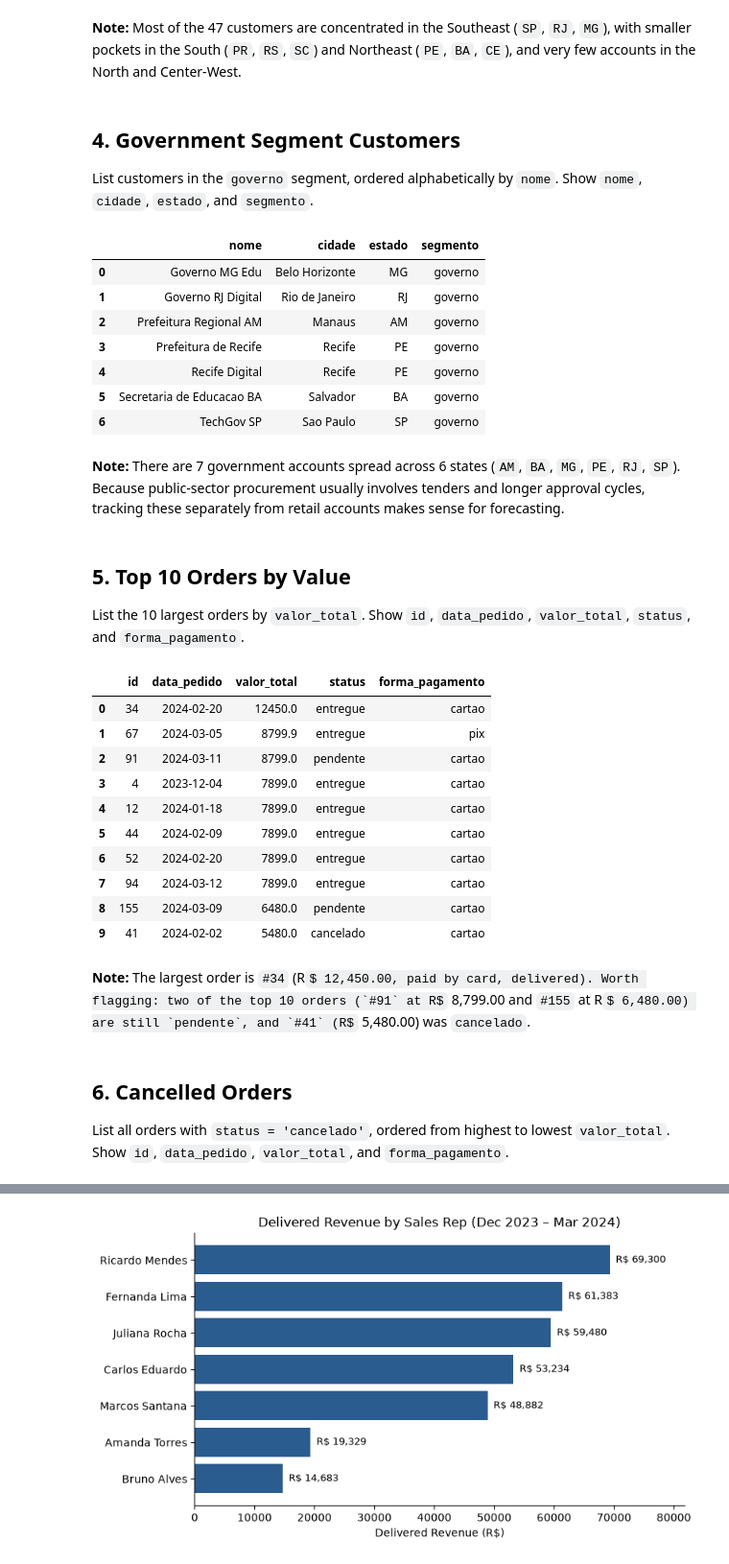
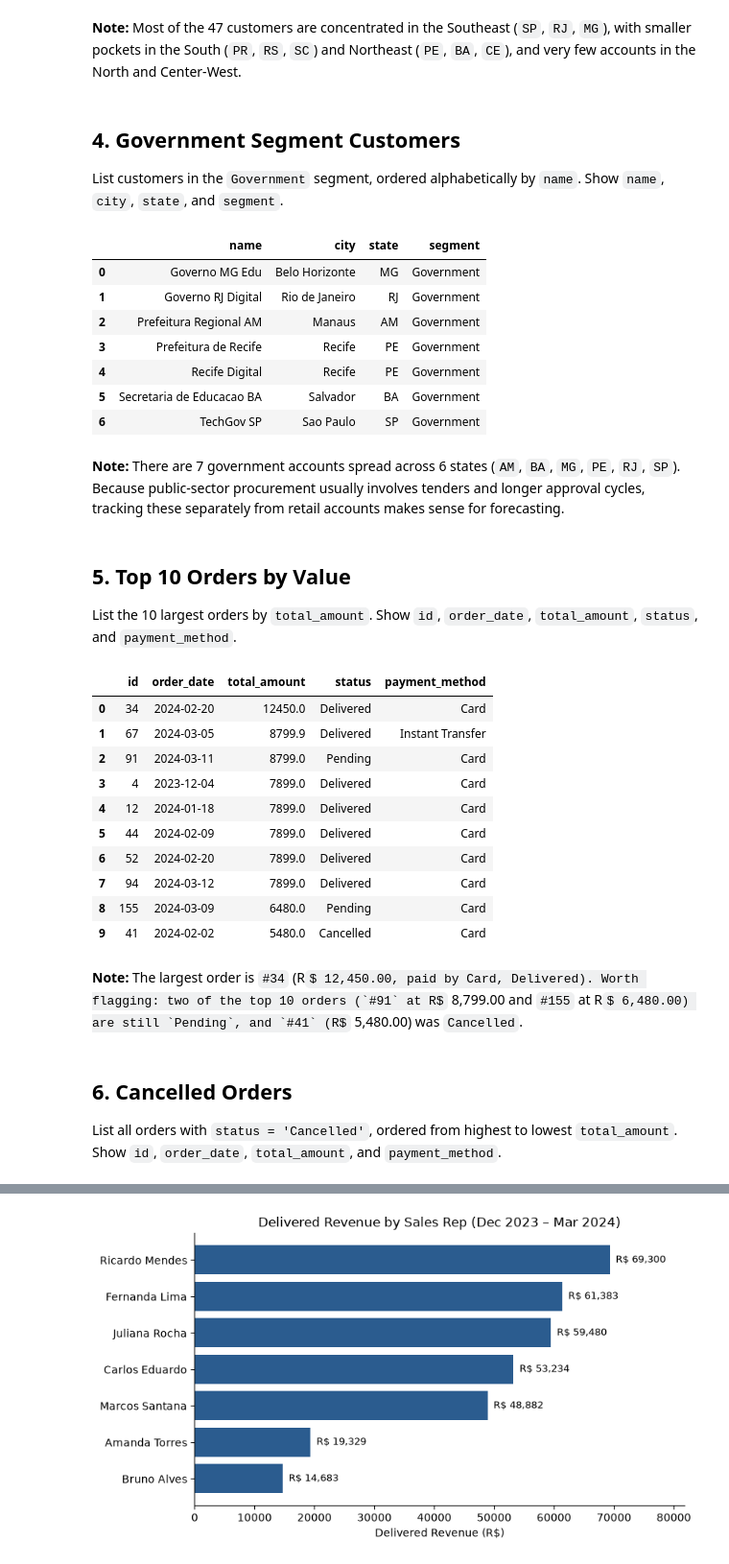
Before and after one commit to NickNunes26/datamundo-practice, a Jupyter notebook: first_week_report.ipynb, the cells around one changed output, grey strips where cells are left out. Shown at 96% size. Drawn from its saved outputs; the diff is of its cells as text; code cells hidden in the pictures; some formulas as TeX source.

```diff
--- a/first_week_report.ipynb
+++ b/first_week_report.ipynb
@@ -112,55 +123,55 @@ sql(query)
 # %% [markdown]
 ## 4. Government Segment Customers
 
-List customers in the `governo` segment, ordered alphabetically by `nome`. Show `nome`, `cidade`, `estado`, and `segmento`.
+List customers in the `Government` segment, ordered alphabetically by `name`. Show `name`, `city`, `state`, and `segment`.
 # %%
 query = """
-SELECT nome, cidade, estado, segmento
-FROM clientes
-WHERE segmento = 'governo'
-ORDER BY nome ASC;
+SELECT name, city, state, segment
+FROM customers
+WHERE segment = 'Government'
+ORDER BY name ASC;
 """
 sql(query)
 # %% [output]
-|  | nome | cidade | estado | segmento |
-| 0 | Governo MG Edu | Belo Horizonte | MG | governo |
-| 1 | Governo RJ Digital | Rio de Janeiro | RJ | governo |
-| 2 | Prefeitura Regional AM | Manaus | AM | governo |
-| 3 | Prefeitura de Recife | Recife | PE | governo |
-| 4 | Recife Digital | Recife | PE | governo |
-| 5 | Secretaria de Educacao BA | Salvador | BA | governo |
-| 6 | TechGov SP | Sao Paulo | SP | governo |
+|  | name | city | state | segment |
+| 0 | Governo MG Edu | Belo Horizonte | MG | Government |
+| 1 | Governo RJ Digital | Rio de Janeiro | RJ | Government |
+| 2 | Prefeitura Regional AM | Manaus | AM | Government |
+| 3 | Prefeitura de Recife | Recife | PE | Government |
+| 4 | Recife Digital | Recife | PE | Government |
+| 5 | Secretaria de Educacao BA | Salvador | BA | Government |
+| 6 | TechGov SP | Sao Paulo | SP | Government |
 # %% [markdown]
 **Note:** There are 7 government accounts spread across 6 states (`AM`, `BA`, `MG`, `PE`, `RJ`, `SP`). Because public-sector procurement usually involves tenders and longer approval cycles, tracking these separately from retail accounts makes sense for forecasting.
 # %% [markdown]
 ## 5. Top 10 Orders by Value
 
-List the 10 largest orders by `valor_total`. Show `id`, `data_pedido`, `valor_total`, `status`, and `forma_pagamento`.
+List the 10 largest orders by `total_amount`. Show `id`, `order_date`, `total_amount`, `status`, and `payment_method`.
 # %%
 query = """
-SELECT id, data_pedido, valor_total, status, forma_pagamento
-FROM pedidos
-ORDER BY valor_total DESC
+SELECT id, order_date, total_amount, status, payment_method
+FROM orders
+ORDER BY total_amount DESC
 LIMIT 10;
 """
 sql(query)
 # %% [output]
-|  | id | data_pedido | valor_total | status | forma_pagamento |
-| 0 | 34 | 2024-02-20 | 12450.0 | entregue | cartao |
-| 1 | 67 | 2024-03-05 | 8799.9 | entregue | pix |
-| 2 | 91 | 2024-03-11 | 8799.0 | pendente | cartao |
-| 3 | 4 | 2023-12-04 | 7899.0 | entregue | cartao |
-| 4 | 12 | 2024-01-18 | 7899.0 | entregue | cartao |
-| 5 | 44 | 2024-02-09 | 7899.0 | entregue | cartao |
-| 6 | 52 | 2024-02-20 | 7899.0 | entregue | cartao |
-| 7 | 94 | 2024-03-12 | 7899.0 | entregue | cartao |
-| 8 | 155 | 2024-03-09 | 6480.0 | pendente | cartao |
-| 9 | 41 | 2024-02-02 | 5480.0 | cancelado | cartao |
+|  | id | order_date | total_amount | status | payment_method |
+| 0 | 34 | 2024-02-20 | 12450.0 | Delivered | Card |
+| 1 | 67 | 2024-03-05 | 8799.9 | Delivered | Instant Transfer |
+| 2 | 91 | 2024-03-11 | 8799.0 | Pending | Card |
+| 3 | 4 | 2023-12-04 | 7899.0 | Delivered | Card |
+| 4 | 12 | 2024-01-18 | 7899.0 | Delivered | Card |
+| 5 | 44 | 2024-02-09 | 7899.0 | Delivered | Card |
+| 6 | 52 | 2024-02-20 | 7899.0 | Delivered | Card |
+| 7 | 94 | 2024-03-12 | 7899.0 | Delivered | Card |
+| 8 | 155 | 2024-03-09 | 6480.0 | Pending | Card |
+| 9 | 41 | 2024-02-02 | 5480.0 | Cancelled | Card |
 # %% [markdown]
-**Note:** The largest order is `#34` (R$ 12,450.00, paid by card, delivered). Worth flagging: two of the top 10 orders (`#91` at R$ 8,799.00 and `#155` at R$ 6,480.00) are still `pendente`, and `#41` (R$ 5,480.00) was `cancelado`.
+**Note:** The largest order is `#34` (R$ 12,450.00, paid by Card, Delivered). Worth flagging: two of the top 10 orders (`#91` at R$ 8,799.00 and `#155` at R$ 6,480.00) are still `Pending`, and `#41` (R$ 5,480.00) was `Cancelled`.
 # %% [markdown]
 ## 6. Cancelled Orders
 
-List all orders with `status = 'cancelado'`, ordered from highest to lowest `valor_total`. Show `id`, `data_pedido`, `valor_total`, and `forma_pagamento`.
+List all orders with `status = 'Cancelled'`, ordered from highest to lowest `total_amount`. Show `id`, `order_date`, `total_amount`, and `payment_method`.
 # %%
 query = """
```
Also changed, not shown: parts of 28 cells of this notebook, 3 other files.
